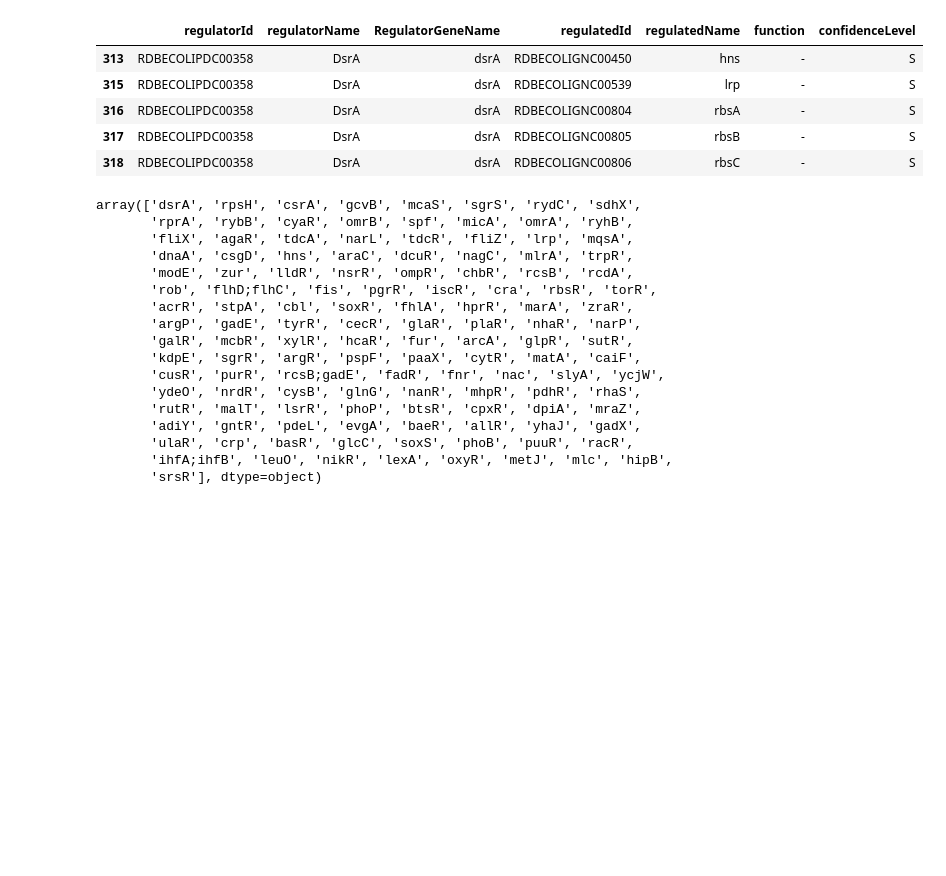
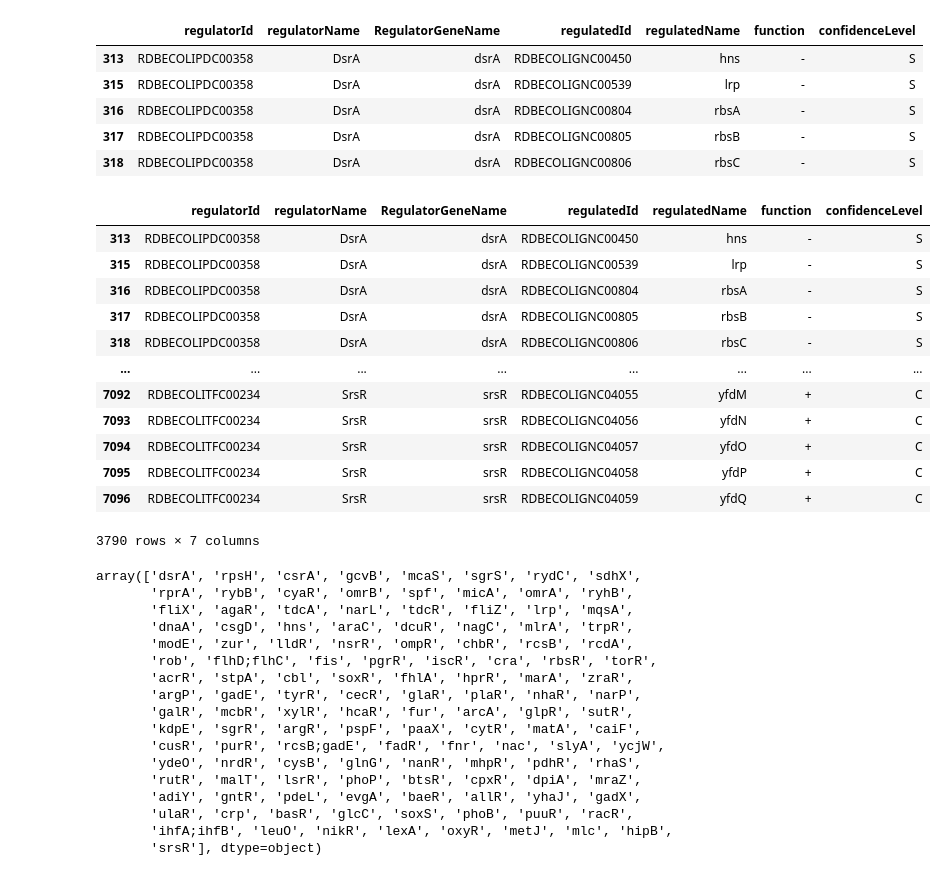
Before and after one commit to zjohnson001/EcoliTRN-ModuleEval, a Jupyter notebook: notebooks/evaluate_genie3_precise.ipynb, the cells around one changed output. Drawn from its saved outputs; the diff is of its cells as text; code cells hidden in the pictures; blank space fills up the shorter version.

```diff
--- a/notebooks/evaluate_genie3_precise.ipynb
+++ b/notebooks/evaluate_genie3_precise.ipynb
@@ -15,0 +25,16 @@ known_trn.head()
+# %%
+known_trn
+# %% [output]
+|  | regulatorId | regulatorName | RegulatorGeneName | regulatedId | regulatedName | function | confidenceLevel |
+| 313 | RDBECOLIPDC00358 | DsrA | dsrA | RDBECOLIGNC00450 | hns | - | S |
+| 315 | RDBECOLIPDC00358 | DsrA | dsrA | RDBECOLIGNC00539 | lrp | - | S |
+| 316 | RDBECOLIPDC00358 | DsrA | dsrA | RDBECOLIGNC00804 | rbsA | - | S |
+| 317 | RDBECOLIPDC00358 | DsrA | dsrA | RDBECOLIGNC00805 | rbsB | - | S |
+| 318 | RDBECOLIPDC00358 | DsrA | dsrA | RDBECOLIGNC00806 | rbsC | - | S |
+| ... | ... | ... | ... | ... | ... | ... | ... |
+| 7092 | RDBECOLITFC00234 | SrsR | srsR | RDBECOLIGNC04055 | yfdM | + | C |
+| 7093 | RDBECOLITFC00234 | SrsR | srsR | RDBECOLIGNC04056 | yfdN | + | C |
+| 7094 | RDBECOLITFC00234 | SrsR | srsR | RDBECOLIGNC04057 | yfdO | + | C |
+| 7095 | RDBECOLITFC00234 | SrsR | srsR | RDBECOLIGNC04058 | yfdP | + | C |
+| 7096 | RDBECOLITFC00234 | SrsR | srsR | RDBECOLIGNC04059 | yfdQ | + | C |
+3790 rows × 7 columns
```
Also changed, not shown: parts of 25 cells of this notebook, 3 other files.
